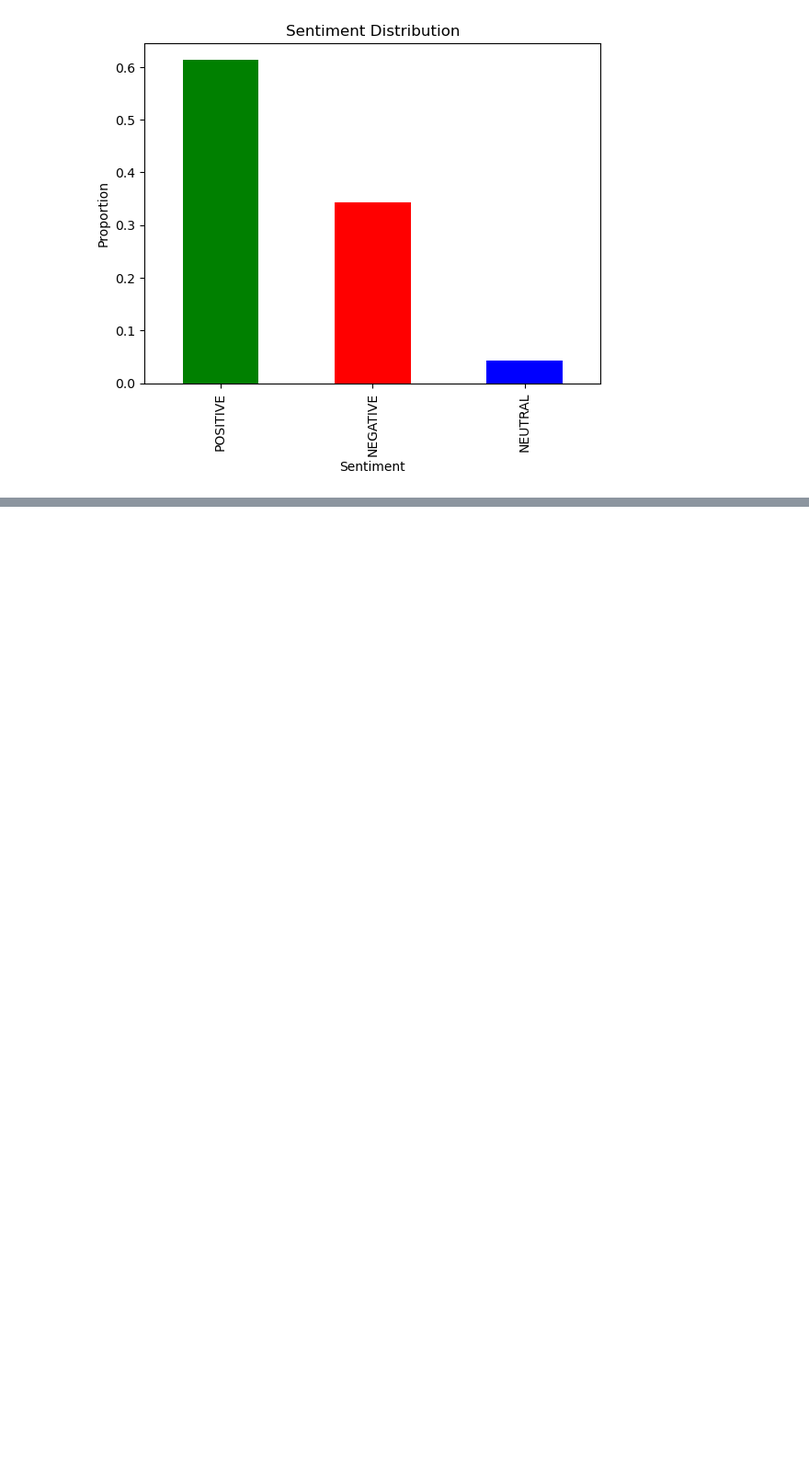
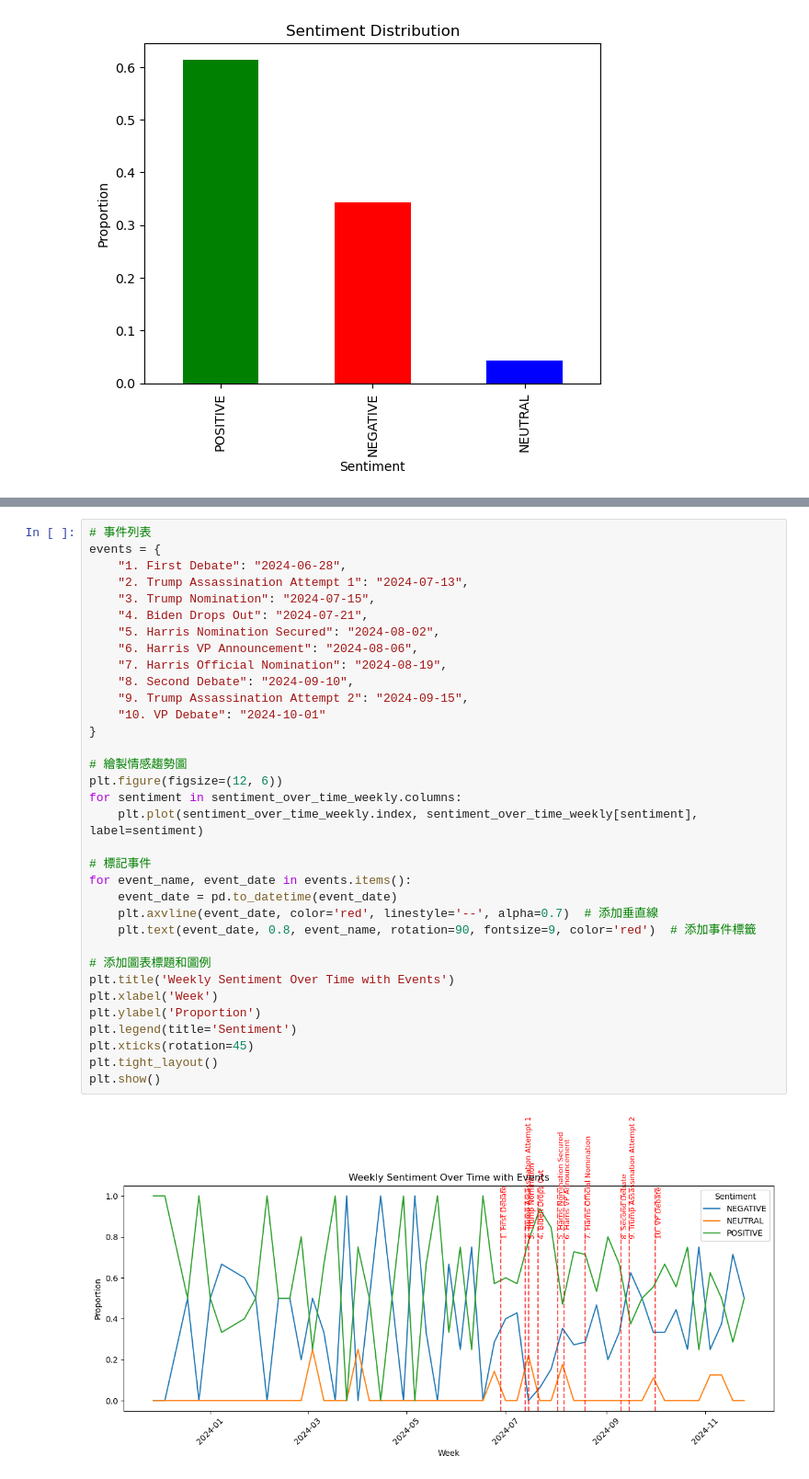
Before and after one commit to maurice1117/election-news-TM, a Jupyter notebook: main.ipynb, the cells around one changed output, grey strips where cells are left out. Shown: that part at 92% size. Saved outputs shown, nothing was run; the diff lists cells and outputs as text; blank space fills up the shorter version.

```diff
--- a/main.ipynb
+++ b/main.ipynb
@@ -73,0 +325,36 @@ plt.show()
+# %%
+# 事件列表
+events = {
+    "1. First Debate": "2024-06-28",
+    "2. Trump Assassination Attempt 1": "2024-07-13",
+    "3. Trump Nomination": "2024-07-15",
+    "4. Biden Drops Out": "2024-07-21",
+    "5. Harris Nomination Secured": "2024-08-02",
+    "6. Harris VP Announcement": "2024-08-06",
+    "7. Harris Official Nomination": "2024-08-19",
+    "8. Second Debate": "2024-09-10",
+    "9. Trump Assassination Attempt 2": "2024-09-15",
+    "10. VP Debate": "2024-10-01"
+}
+
+# 繪製情感趨勢圖
+plt.figure(figsize=(12, 6))
+for sentiment in sentiment_over_time_weekly.columns:
+    plt.plot(sentiment_over_time_weekly.index, sentiment_over_time_weekly[sentiment], label=sentiment)
+
+# 標記事件
+for event_name, event_date in events.items():
+    event_date = pd.to_datetime(event_date)
+    plt.axvline(event_date, color='red', linestyle='--', alpha=0.7)  # 添加垂直線
+    plt.text(event_date, 0.8, event_name, rotation=90, fontsize=9, color='red')  # 添加事件標籤
+
+# 添加圖表標題和圖例
+plt.title('Weekly Sentiment Over Time with Events')
+plt.xlabel('Week')
+plt.ylabel('Proportion')
+plt.legend(title='Sentiment')
+plt.xticks(rotation=45)
+plt.tight_layout()
+plt.show()
+# %% [output]
+[figure, added]
```
Also changed, not shown: parts of 17 cells of this notebook.
